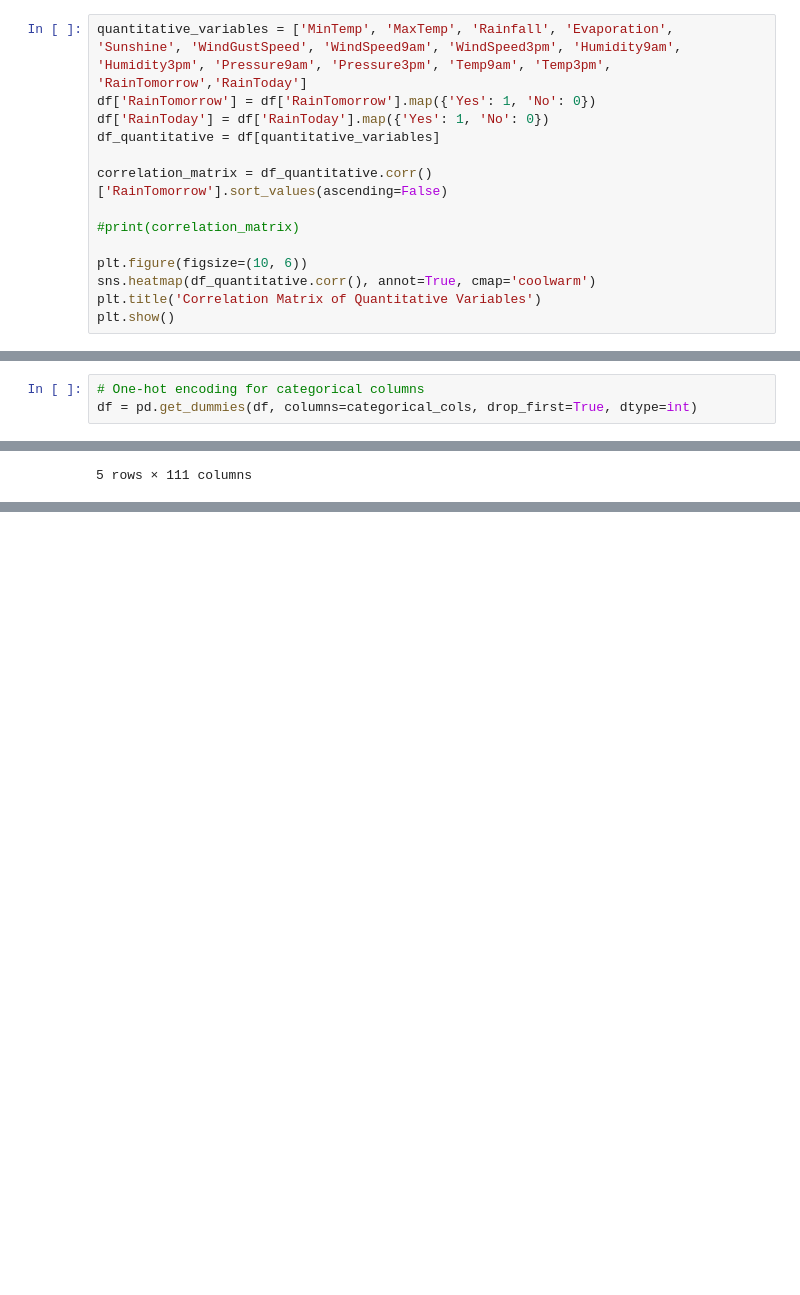
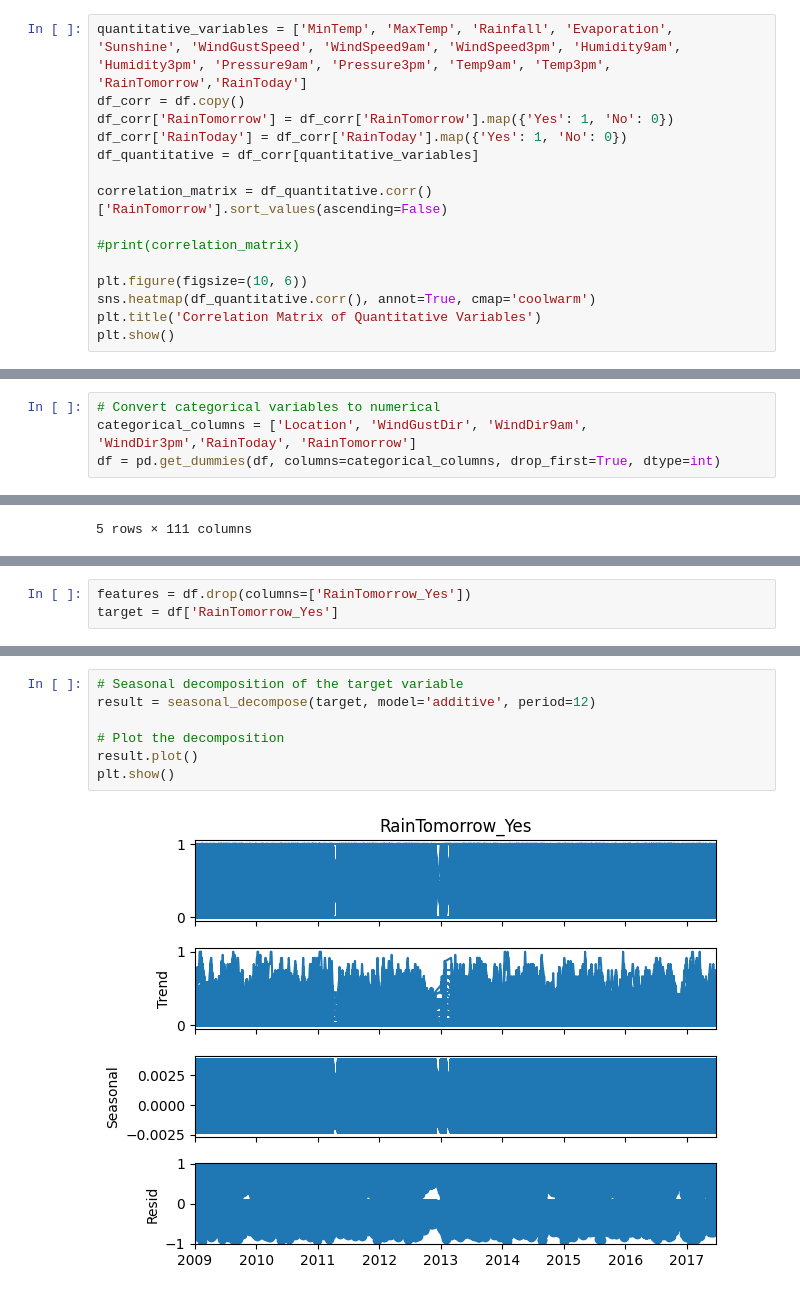
Before and after one commit to fargasetya/WFiA1, a Jupyter notebook: notebook/WFAuNotebook.ipynb, the cells around one changed output, grey strips where cells are left out. Drawn from its saved outputs; the diff is of its cells as text; blank space fills up the shorter version.

```diff
--- a/notebook/WFAuNotebook.ipynb
+++ b/notebook/WFAuNotebook.ipynb
@@ -288,9 +295,10 @@ For RainToday and RainTomorrow, we can just replace Yes with 1 and No with 0.
 The remaining qualitative variables can be one-hot encoded later.
 # %%
 quantitative_variables = ['MinTemp', 'MaxTemp', 'Rainfall', 'Evaporation', 'Sunshine', 'WindGustSpeed', 'WindSpeed9am', 'WindSpeed3pm', 'Humidity9am', 'Humidity3pm', 'Pressure9am', 'Pressure3pm', 'Temp9am', 'Temp3pm', 'RainTomorrow','RainToday']
-df['RainTomorrow'] = df['RainTomorrow'].map({'Yes': 1, 'No': 0})
-df['RainToday'] = df['RainToday'].map({'Yes': 1, 'No': 0})
-df_quantitative = df[quantitative_variables]
+df_corr = df.copy()
+df_corr['RainTomorrow'] = df_corr['RainTomorrow'].map({'Yes': 1, 'No': 0})
+df_corr['RainToday'] = df_corr['RainToday'].map({'Yes': 1, 'No': 0})
+df_quantitative = df_corr[quantitative_variables]
 
 correlation_matrix = df_quantitative.corr()['RainTomorrow'].sort_values(ascending=False)
 
@@ -331,5 +346,6 @@ Column 'WindDir3pm': 16 unique values
 # %%
-# One-hot encoding for categorical columns
-df = pd.get_dummies(df, columns=categorical_cols, drop_first=True, dtype=int)
+# Convert categorical variables to numerical
+categorical_columns = ['Location', 'WindGustDir', 'WindDir9am', 'WindDir3pm','RainToday', 'RainTomorrow']
+df = pd.get_dummies(df, columns=categorical_columns, drop_first=True, dtype=int)
 # %% [markdown]
 Now we will scale all the variable for ease of model training.
@@ -369,0 +388,3 @@ ModuleNotFoundError: No module named 'statsmodels'
+# %%
+features = df.drop(columns=['RainTomorrow_Yes'])
+target = df['RainTomorrow_Yes']
@@ -369,0 +401,9 @@ ModuleNotFoundError: No module named 'statsmodels'
+# %%
+# Seasonal decomposition of the target variable
+result = seasonal_decompose(target, model='additive', period=12)
+
+# Plot the decomposition
+result.plot()
+plt.show()
+# %% [output]
+[figure, added]
```
Also changed, not shown: parts of 28 cells of this notebook, 8 other files.
